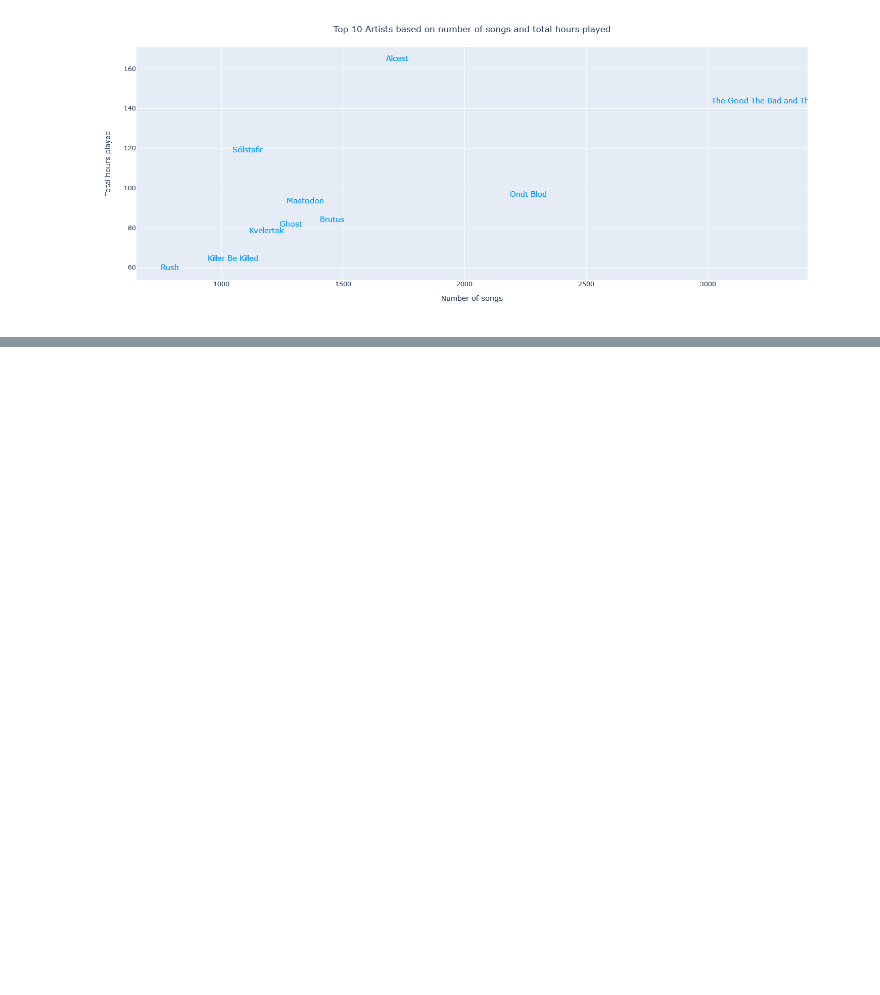
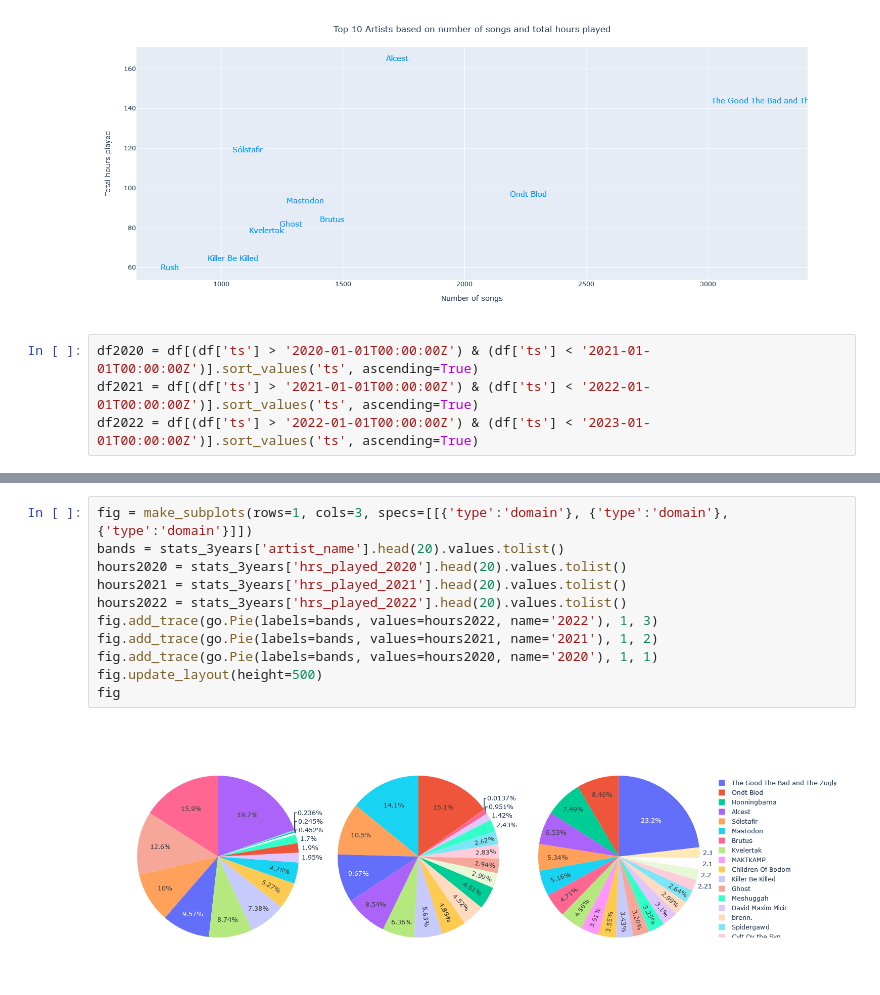
Before and after one commit to mariovalkovic/spotify_data_exploration, a Jupyter notebook: spotify_data_exploration.ipynb, the cells around one changed output, grey strips where cells are left out. Saved outputs shown, nothing was run; the diff lists cells and outputs as text; blank space fills up the shorter version.

```diff
--- a/spotify_data_exploration.ipynb
+++ b/spotify_data_exploration.ipynb
@@ -91,3 +88,7 @@ fig.update_layout(height=600, title_x=0.5, title_text='Top 10 Artists based on n
 fig
 # %% [output]
 [figure]
+# %%
+df2020 = df[(df['ts'] > '2020-01-01T00:00:00Z') & (df['ts'] < '2021-01-01T00:00:00Z')].sort_values('ts', ascending=True)
+df2021 = df[(df['ts'] > '2021-01-01T00:00:00Z') & (df['ts'] < '2022-01-01T00:00:00Z')].sort_values('ts', ascending=True)
+df2022 = df[(df['ts'] > '2022-01-01T00:00:00Z') & (df['ts'] < '2023-01-01T00:00:00Z')].sort_values('ts', ascending=True)
@@ -93,0 +158,13 @@ fig
+# %%
+fig = make_subplots(rows=1, cols=3, specs=[[{'type':'domain'}, {'type':'domain'}, {'type':'domain'}]])
+bands = stats_3years['artist_name'].head(20).values.tolist()
+hours2020 = stats_3years['hrs_played_2020'].head(20).values.tolist()
+hours2021 = stats_3years['hrs_played_2021'].head(20).values.tolist()
+hours2022 = stats_3years['hrs_played_2022'].head(20).values.tolist()
+fig.add_trace(go.Pie(labels=bands, values=hours2022, name='2022'), 1, 3)
+fig.add_trace(go.Pie(labels=bands, values=hours2021, name='2021'), 1, 2)
+fig.add_trace(go.Pie(labels=bands, values=hours2020, name='2020'), 1, 1)
+fig.update_layout(height=500)
+fig
+# %% [output]
+[figure, added]
```
Also changed, not shown: parts of 7 cells of this notebook.
